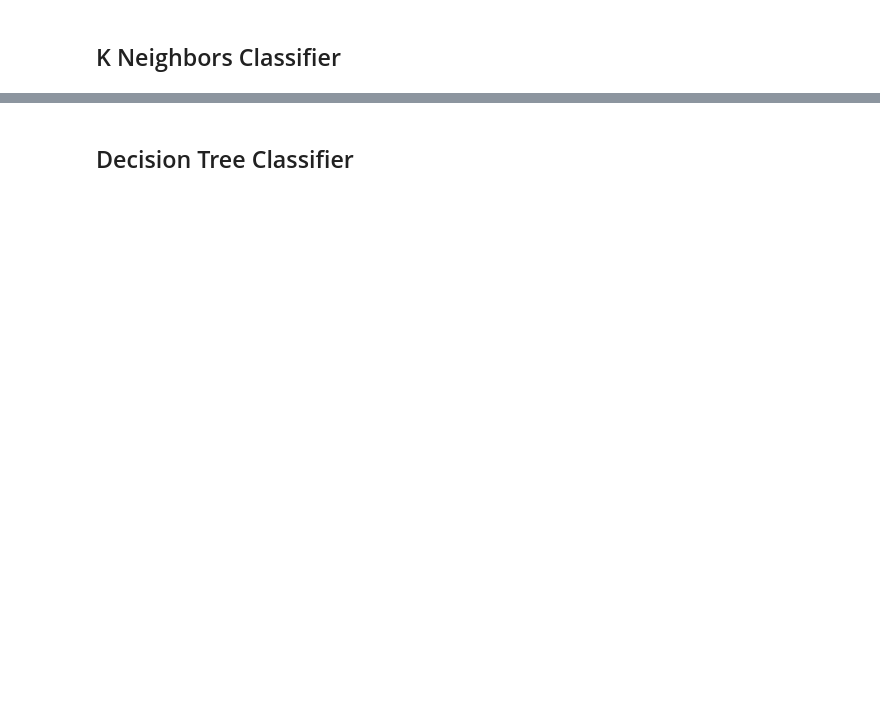
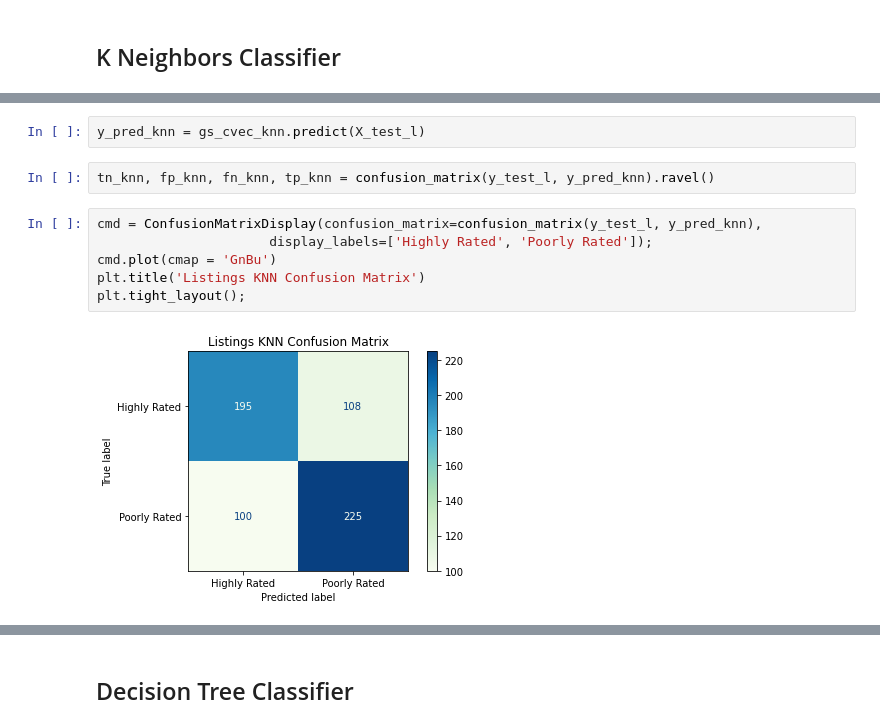
Before and after one commit to myacarrizosa/Airbnb-Rating-Prediction, a Jupyter notebook: 03_Modeling.ipynb, the cells around one changed output, grey strips where cells are left out. Cells and saved outputs as stored; diff of their text form; blank space fills up the shorter version.

```diff
--- a/03_Modeling.ipynb
+++ b/03_Modeling.ipynb
@@ -63,0 +132,12 @@ lr.score(X_test_l, y_test)
+# %%
+y_pred_knn = gs_cvec_knn.predict(X_test_l)
+# %%
+tn_knn, fp_knn, fn_knn, tp_knn = confusion_matrix(y_test_l, y_pred_knn).ravel()
+# %%
+cmd = ConfusionMatrixDisplay(confusion_matrix=confusion_matrix(y_test_l, y_pred_knn),
+                      display_labels=['Highly Rated', 'Poorly Rated']);
+cmd.plot(cmap = 'GnBu')
+plt.title('Listings KNN Confusion Matrix')
+plt.tight_layout();
+# %% [output]
+[figure, added]
```
Also changed, not shown: parts of 102 cells of this notebook, 1 other file.
